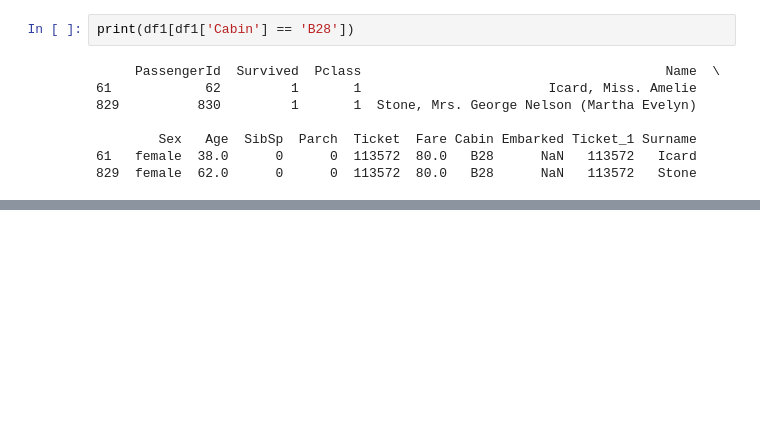
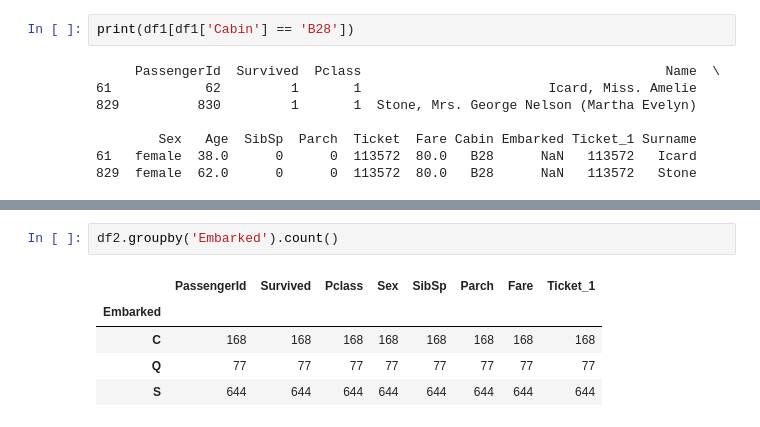
Before and after one commit to ravi-murugesan/ftds6, a Jupyter notebook: Titanic/Titanic_EDA.ipynb, the cells around one changed output, grey strips where cells are left out. Saved outputs shown, nothing was run; the diff lists cells and outputs as text; blank space fills up the shorter version.

```diff
--- a/Titanic/Titanic_EDA.ipynb
+++ b/Titanic/Titanic_EDA.ipynb
@@ -153,0 +167,8 @@ AttributeError: 'numpy.int64' object has no attribute 'plot'
+# %%
+df2.groupby('Embarked').count()
+# %% [output]
+|  | PassengerId | Survived | Pclass | Sex | SibSp | Parch | Fare | Ticket_1 |
+| Embarked |  |  |  |  |  |  |  |  |
+| C | 168 | 168 | 168 | 168 | 168 | 168 | 168 | 168 |
+| Q | 77 | 77 | 77 | 77 | 77 | 77 | 77 | 77 |
+| S | 644 | 644 | 644 | 644 | 644 | 644 | 644 | 644 |
```
Also changed, not shown: parts of 21 cells of this notebook.
